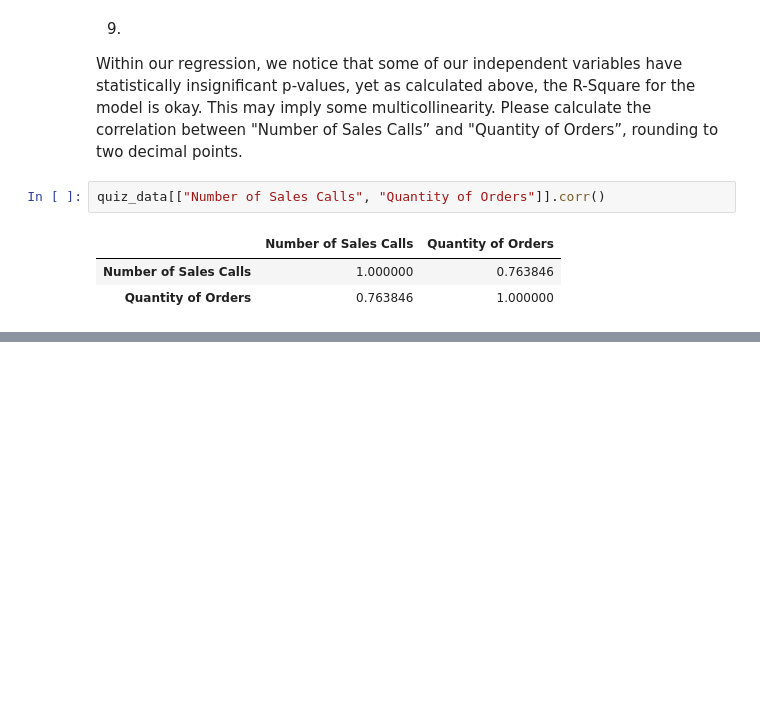
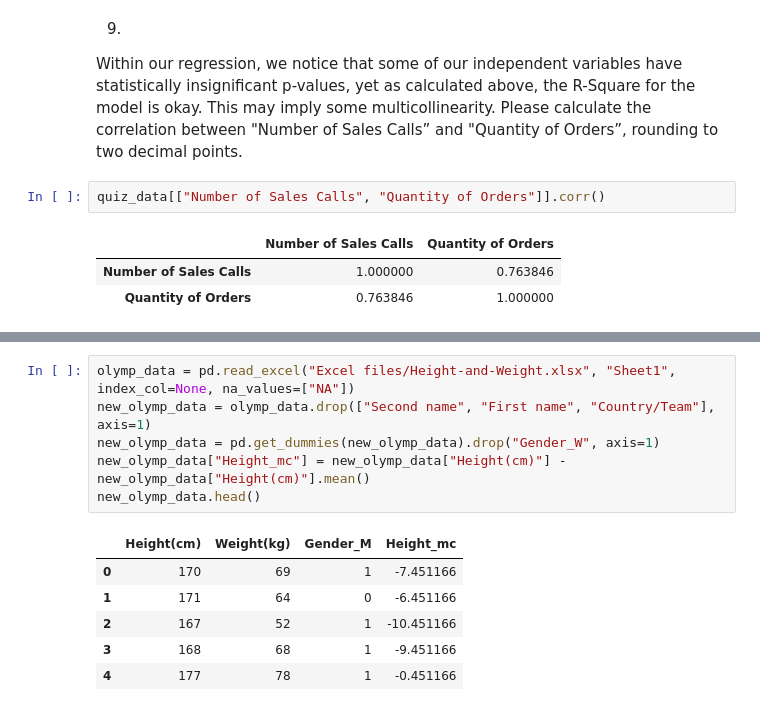
Before and after one commit to LZNEWT00Z/BSaAS, a Jupyter notebook: 3. Linear Regression for Business Statistics.ipynb, the cells around one changed output, grey strips where cells are left out. Saved outputs shown, nothing was run; the diff lists cells and outputs as text; blank space fills up the shorter version.

```diff
--- a/3. Linear Regression for Business Statistics.ipynb
+++ b/3. Linear Regression for Business Statistics.ipynb
@@ -509,0 +536,13 @@ quiz_data[["Number of Sales Calls", "Quantity of Orders"]].corr()
+# %%
+olymp_data = pd.read_excel("Excel files/Height-and-Weight.xlsx", "Sheet1", index_col=None, na_values=["NA"])
+new_olymp_data = olymp_data.drop(["Second name", "First name", "Country/Team"], axis=1)
+new_olymp_data = pd.get_dummies(new_olymp_data).drop("Gender_W", axis=1)
+new_olymp_data["Height_mc"] = new_olymp_data["Height(cm)"] - new_olymp_data["Height(cm)"].mean()
+new_olymp_data.head()
+# %% [output]
+|  | Height(cm) | Weight(kg) | Gender_M | Height_mc |
+| 0 | 170 | 69 | 1 | -7.451166 |
+| 1 | 171 | 64 | 0 | -6.451166 |
+| 2 | 167 | 52 | 1 | -10.451166 |
+| 3 | 168 | 68 | 1 | -9.451166 |
+| 4 | 177 | 78 | 1 | -0.451166 |
```
Also changed, not shown: parts of 41 cells of this notebook, 3 other files.
